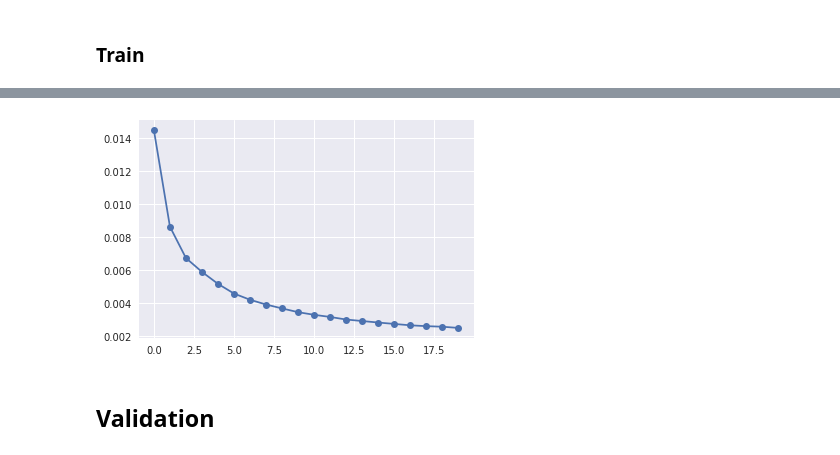
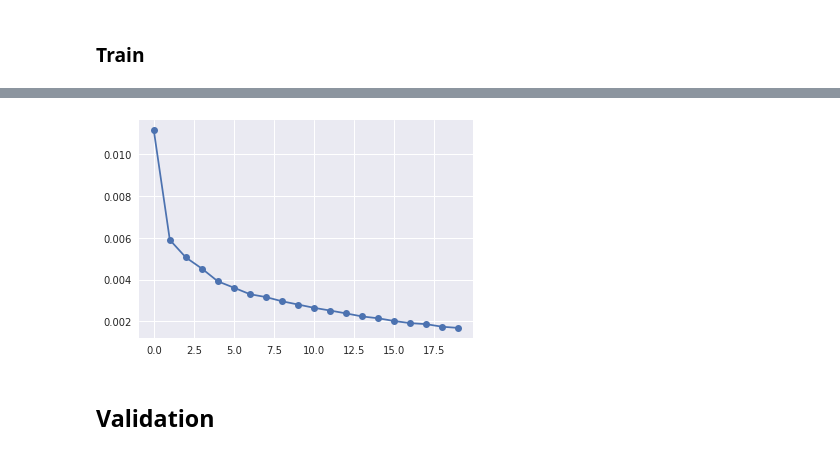
Before and after one commit to maxjcohen/transformer, a Jupyter notebook: training.ipynb, the cells around one changed output, grey strips where cells are left out. Saved outputs shown, nothing was run; the diff lists cells and outputs as text; code cells hidden in the pictures.

```diff
--- a/training.ipynb
+++ b/training.ipynb
@@ -60,7 +59,9 @@ dataloader = DataLoader(OzeDataset(DATASET_PATH),
 # Load transformer with Adam optimizer and MSE loss function
 net = Transformer(d_input, d_model, d_output, q, v, h, K, N, TIME_CHUNK, pe).to(device)
 optimizer = optim.Adam(net.parameters(), lr=LR)
-loss_function = nn.MSELoss()
+
+temperature_loss_function = nn.MSELoss()
+consumption_loss_function = nn.MSELoss()
 # %% [markdown]
 ### Train
 # %%
@@ -76,7 +77,12 @@ for idx_epoch in range(EPOCHS):
             netout = net(x.to(device))
 
             # Comupte loss
-            loss = loss_function(netout, y.to(device))
+            y = y.to(device)
+
+            delta_Q = consumption_loss_function(netout[..., :-1], y[..., :-1])
+            delta_T = temperature_loss_function(netout[..., -1], y[..., -1])
+
+            loss = torch.log(1 + delta_T) + 0.3 * torch.log(1 + delta_Q)
 
             # Backpropage loss
             loss.backward()
@@ -99,4 +105,4 @@ Loss: 0.002514
-[figure, old version]
+[figure, new version]
 # %% [markdown]
 ## Validation
 # %% [markdown]
```
Also changed, not shown: parts of 6 cells of this notebook.
